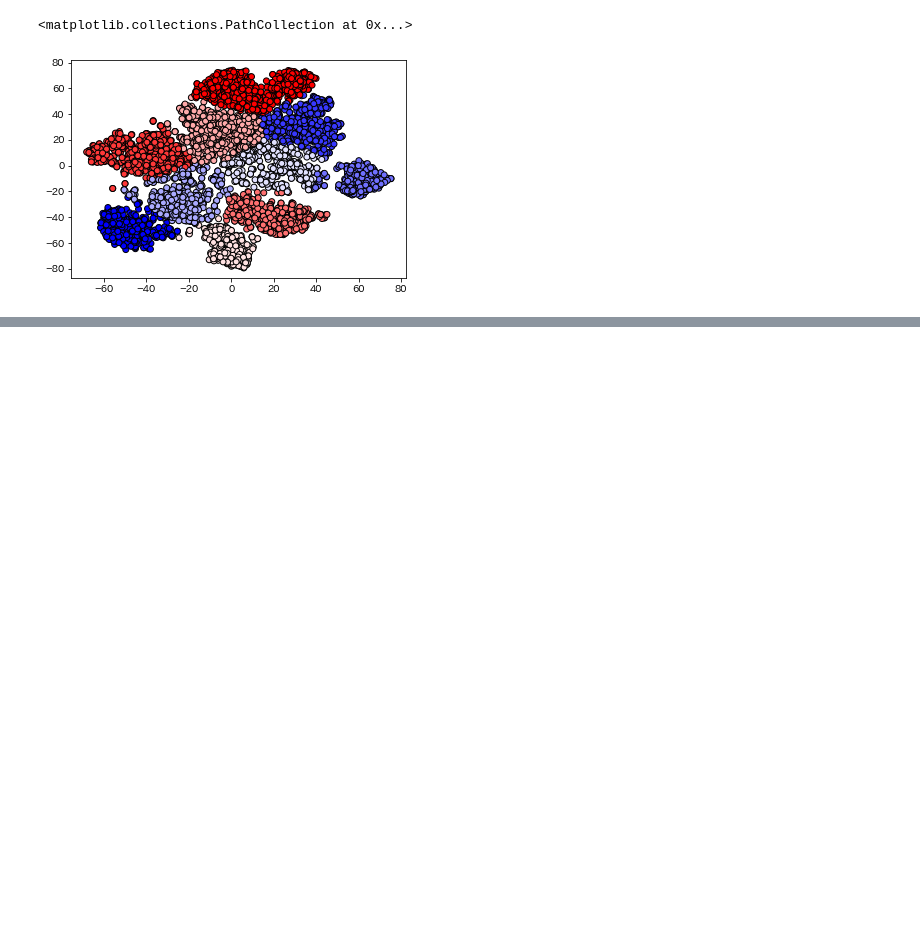
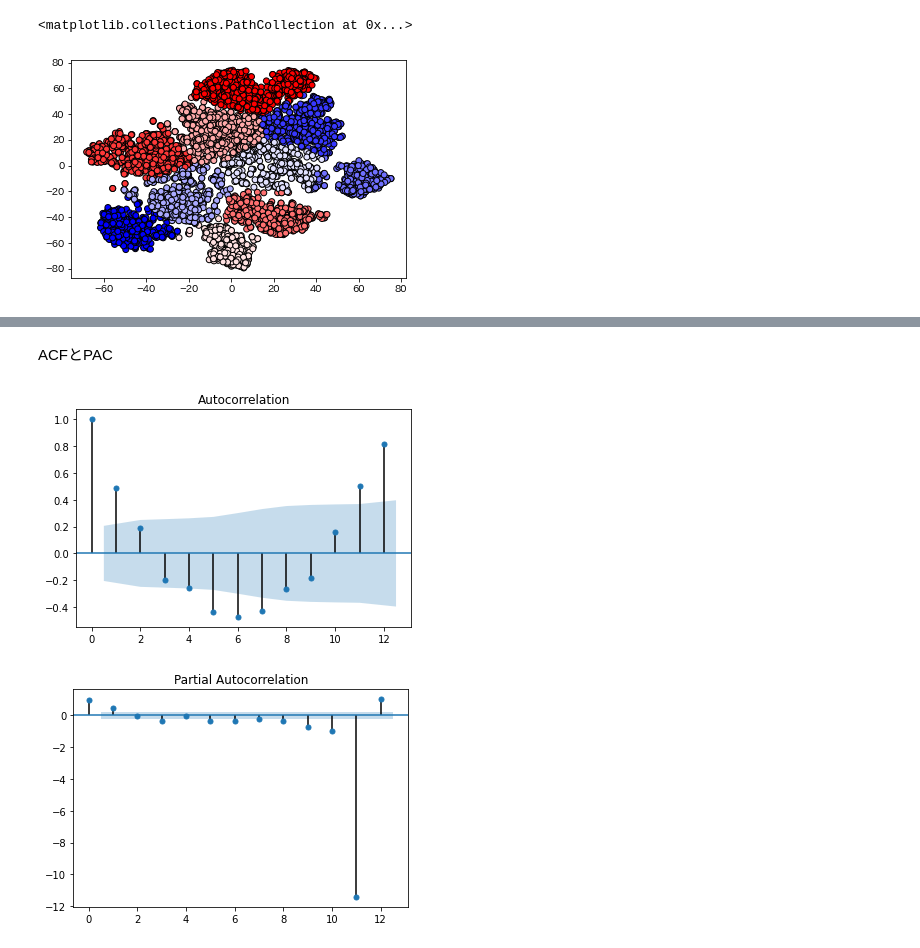
Before and after one commit to miwamasa/DataScience2022, a Jupyter notebook: notebooks/report2.ipynb, the cells around one changed output, grey strips where cells are left out. Drawn from its saved outputs; the diff is of its cells as text; code cells hidden in the pictures; blank space fills up the shorter version.

```diff
--- a/notebooks/report2.ipynb
+++ b/notebooks/report2.ipynb
@@ -227,0 +337,9 @@ https://github.com/alod83/papers/blob/master/jsit_covid-tourism/SARIMA%20Model/S
+# %% [markdown]
+ACFとPAC
+# %%
+from statsmodels.graphics.tsaplots import plot_acf, plot_pacf
+plot_acf(ts_diff, lags =12)
+plot_pacf(ts_diff, lags =12);
+# %% [output]
+[figure, added]
+[figure, added]
```
Also changed, not shown: parts of 23 cells of this notebook, 1 other file.
